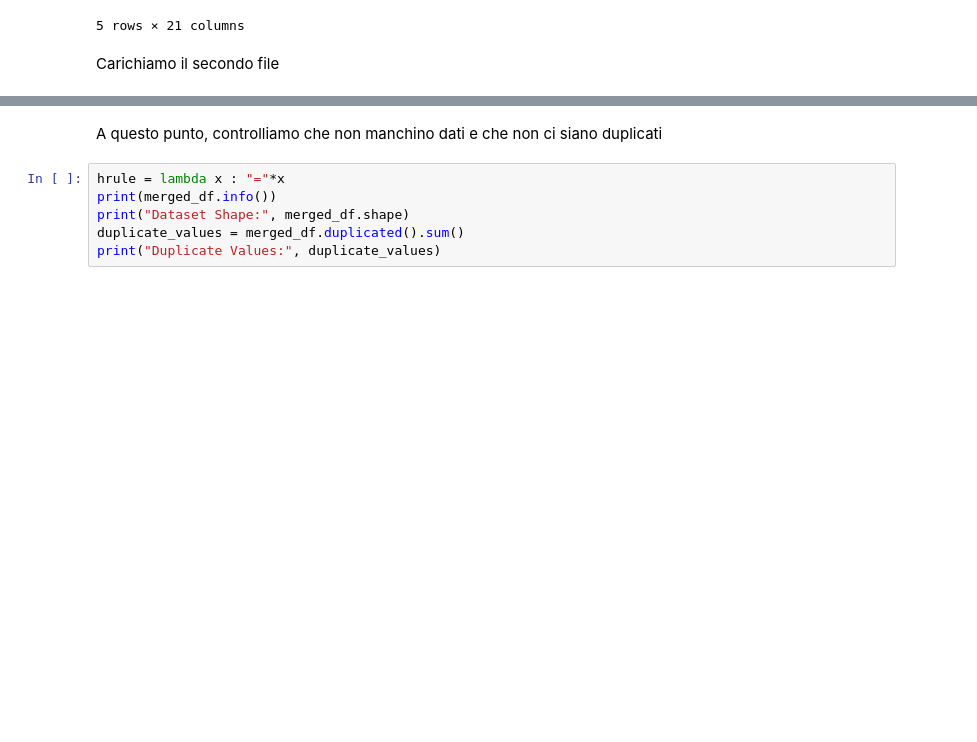
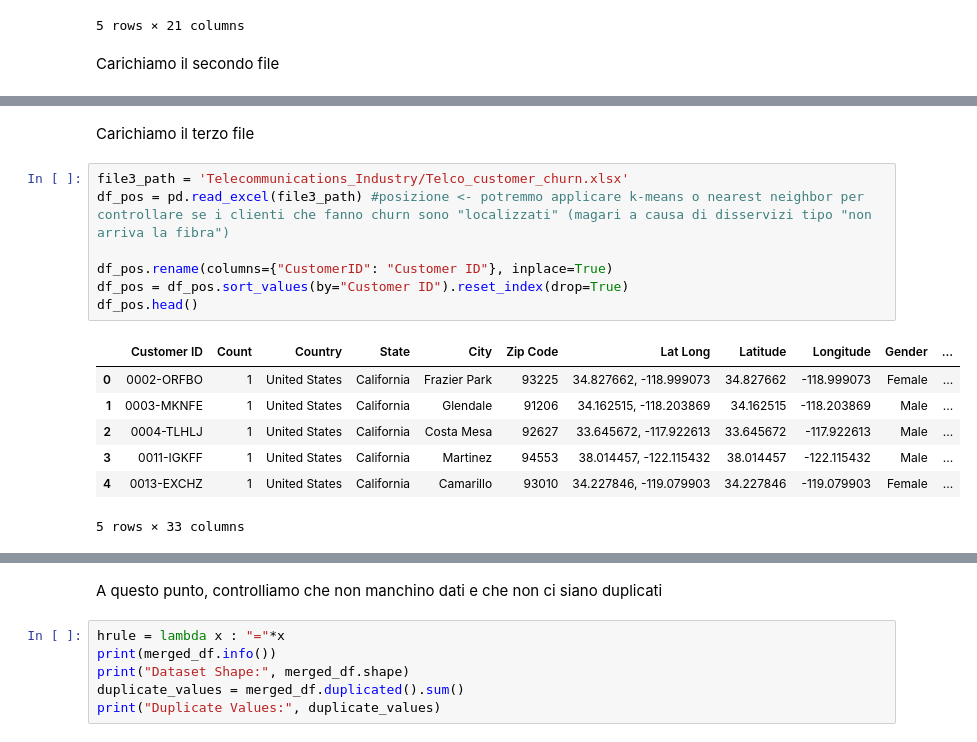
Before and after one commit to GiovanniLodari/DataMiningProject, a Jupyter notebook: ProgettoDM.ipynb, the cells around one changed output, grey strips where cells are left out. Saved outputs shown, nothing was run; the diff lists cells and outputs as text; blank space fills up the shorter version.

```diff
--- a/ProgettoDM.ipynb
+++ b/ProgettoDM.ipynb
@@ -38,0 +41,17 @@ df_dem.head()
+# %% [markdown]
+Carichiamo il terzo file
+# %%
+file3_path = 'Telecommunications_Industry/Telco_customer_churn.xlsx'
+df_pos = pd.read_excel(file3_path) #posizione <- potremmo applicare k-means o nearest neighbor per controllare se i clienti che fanno churn sono "localizzati" (magari a causa di disservizi tipo "non arriva la fibra")
+
+df_pos.rename(columns={"CustomerID": "Customer ID"}, inplace=True)
+df_pos = df_pos.sort_values(by="Customer ID").reset_index(drop=True)
+df_pos.head()
+# %% [output]
+|  | Customer ID | Count | Country | State | City | Zip Code | Lat Long | Latitude | Longitude | Gender | ... |
+| 0 | 0002-ORFBO | 1 | United States | California | Frazier Park | 93225 | 34.827662, -118.999073 | 34.827662 | -118.999073 | Female | ... |
+| 1 | 0003-MKNFE | 1 | United States | California | Glendale | 91206 | 34.162515, -118.203869 | 34.162515 | -118.203869 | Male | ... |
+| 2 | 0004-TLHLJ | 1 | United States | California | Costa Mesa | 92627 | 33.645672, -117.922613 | 33.645672 | -117.922613 | Male | ... |
+| 3 | 0011-IGKFF | 1 | United States | California | Martinez | 94553 | 38.014457, -122.115432 | 38.014457 | -122.115432 | Male | ... |
+| 4 | 0013-EXCHZ | 1 | United States | California | Camarillo | 93010 | 34.227846, -119.079903 | 34.227846 | -119.079903 | Female | ... |
+5 rows × 33 columns
```
Also changed, not shown: parts of 11 cells of this notebook.
